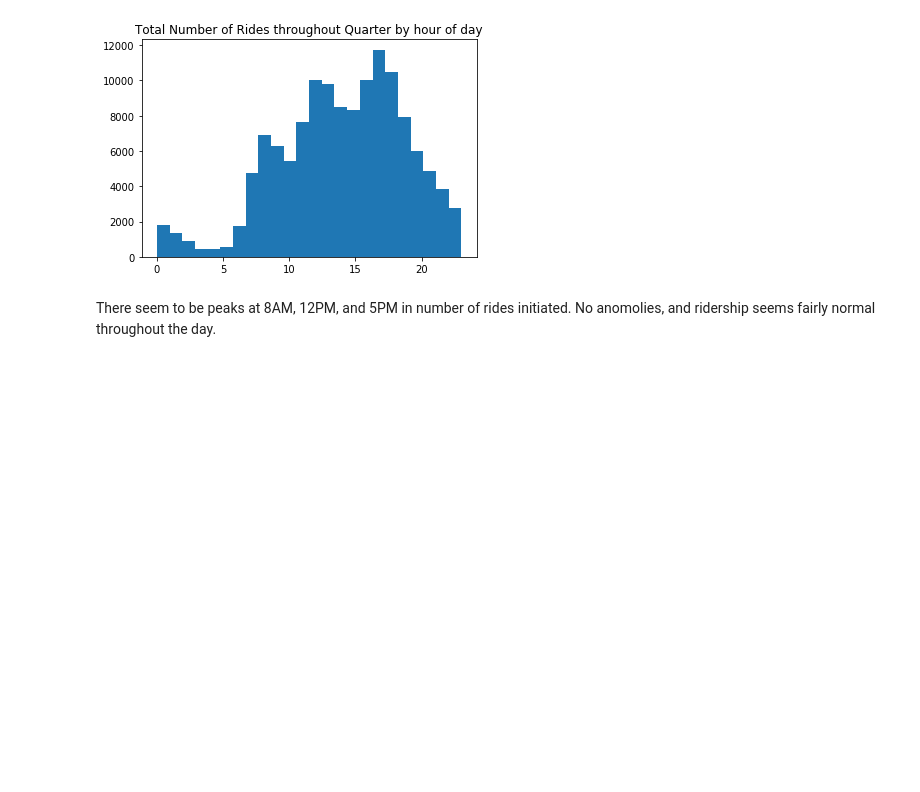
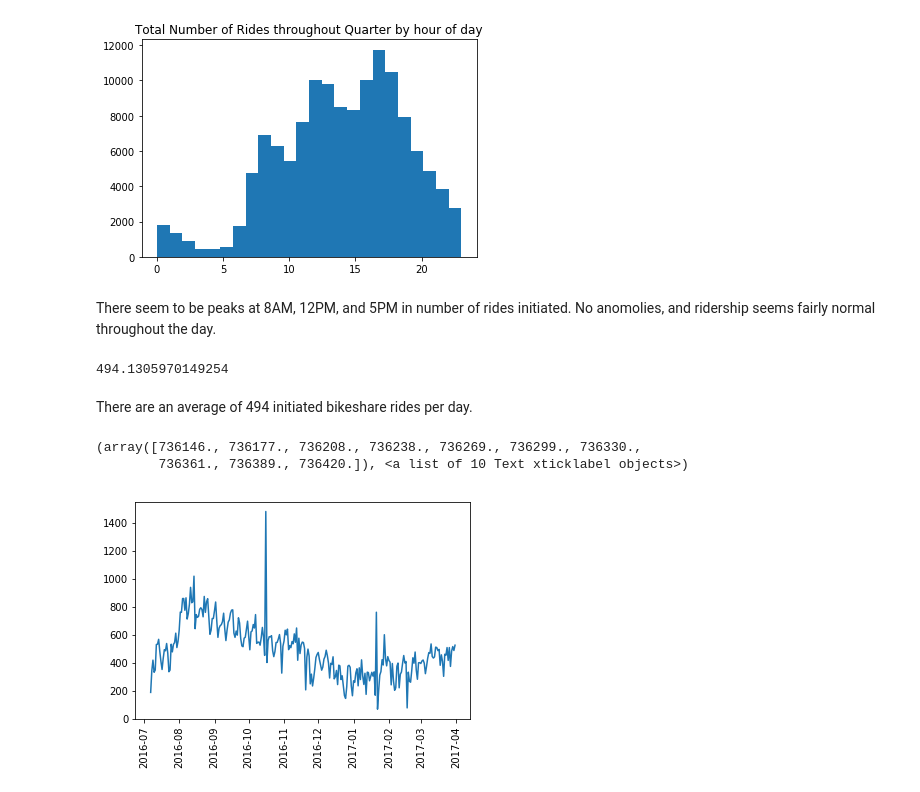
Before and after one commit to JohnVillanueva/Thinkful, a Jupyter notebook: BC Unit 1/LA Bikeshare Analysis Exploration for Capstone.ipynb, the cells around one changed output. Cells and saved outputs as stored; diff of their text form; code cells hidden in the pictures; blank space fills up the shorter version.

```diff
--- a/BC Unit 1/LA Bikeshare Analysis Exploration for Capstone.ipynb
+++ b/BC Unit 1/LA Bikeshare Analysis Exploration for Capstone.ipynb
@@ -199,3 +199,16 @@ plt.show()
 [figure]
 # %% [markdown]
 There seem to be peaks at 8AM, 12PM, and 5PM in number of rides initiated. No anomolies, and ridership seems fairly normal throughout the day.
+# %%
+bikeshare.groupby('New Start Date').count().iloc[:,0].mean()
+# %% [output]
+494.1305970149254
+# %% [markdown]
+There are an average of 494 initiated bikeshare rides per day.
+# %%
+plt.plot(bikeshare.groupby('New Start Date').count().iloc[:,0])
+plt.xticks(rotation=90)
+# %% [output]
+(array([736146., 736177., 736208., 736238., 736269., 736299., 736330.,
+        736361., 736389., 736420.]), <a list of 10 Text xticklabel objects>)
+[figure, added]
```
